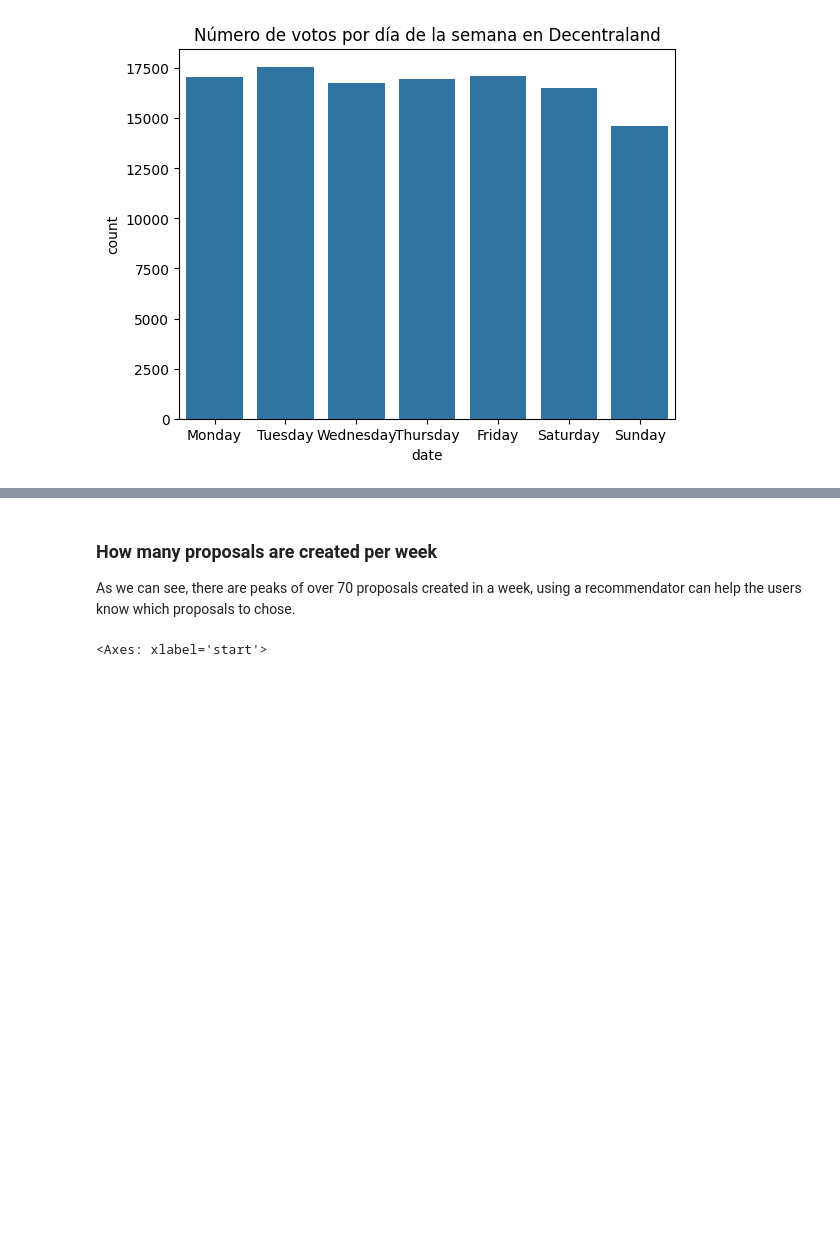
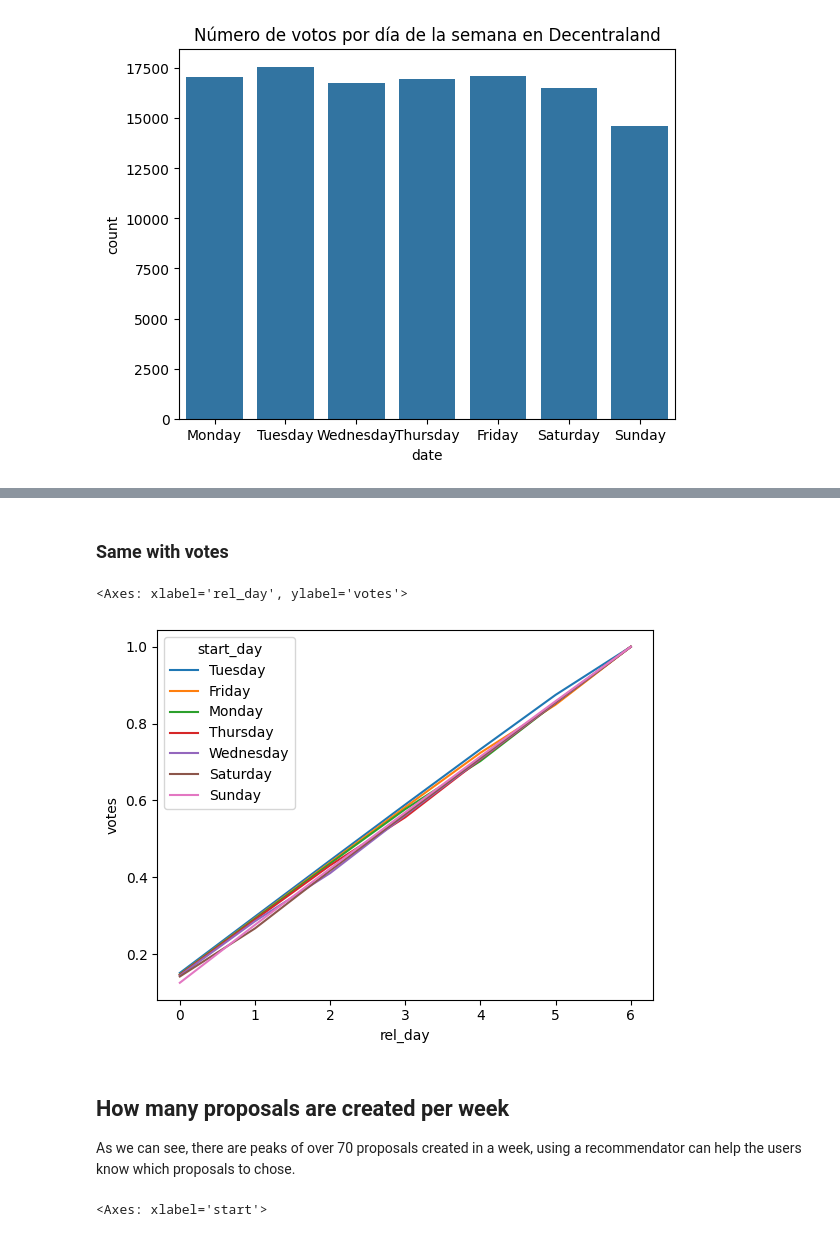
Before and after one commit to daviddavo/upm-tfm-notebooks, a Jupyter notebook: 10_baseline_mp.ipynb, the cells around one changed output, grey strips where cells are left out. Drawn from its saved outputs; the diff is of its cells as text; code cells hidden in the pictures; blank space fills up the shorter version.

```diff
--- a/10_baseline_mp.ipynb
+++ b/10_baseline_mp.ipynb
@@ -122,5 +156,34 @@ Name: date, dtype: int64
+# %% [markdown]
+### Same with votes
+# %%
+# ax = sns.countplot(x=dfp['start'].dt.day_name(), order=['Monday', 'Tuesday', 'Wednesday', 'Thursday', 'Friday', 'Saturday', 'Sunday'])
+# ax.set_title(f'Número de propuestas por día de la semana en {ORG_NAME}')
+# dfp['start'].dt.day_name().value_counts()
+
+start_from = 2
+
+vc = dfv['date'].dt.day_name().value_counts()
+vc = vc / vc.sum()
+series = []
+for i, d in enumerate(vc.index):
+    newindex = vc.index[i:].union(vc.index[:i], sort=False)
+    assert len(newindex) == 7
+    assert newindex[0] == d
+
+    s = vc.reindex(newindex) \
+        .cumsum() \
+        .to_frame(name='votes') \
+        .reset_index().rename(columns={'index': 'day'}) \
+        .reset_index().rename(columns={'index': 'rel_day'})
+    s['start_day'] = d
+    series.append(s)
+
+sns.lineplot(pd.concat(series), x='rel_day', y='votes', hue='start_day')
+# %% [output]
+<Axes: xlabel='rel_day', ylabel='votes'>
+[figure, added]
 # %% [markdown]
-### How many proposals are created per week
+## How many proposals are created per week
 
 As we can see, there are peaks of over 70 proposals created in a week, using a recommendator can help the users know which proposals to chose.
 # %%
```
Also changed, not shown: parts of 23 cells of this notebook, 12 other files.
